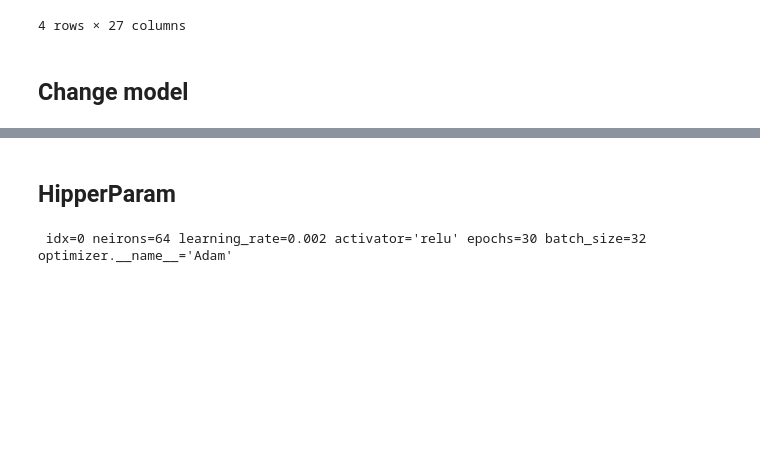
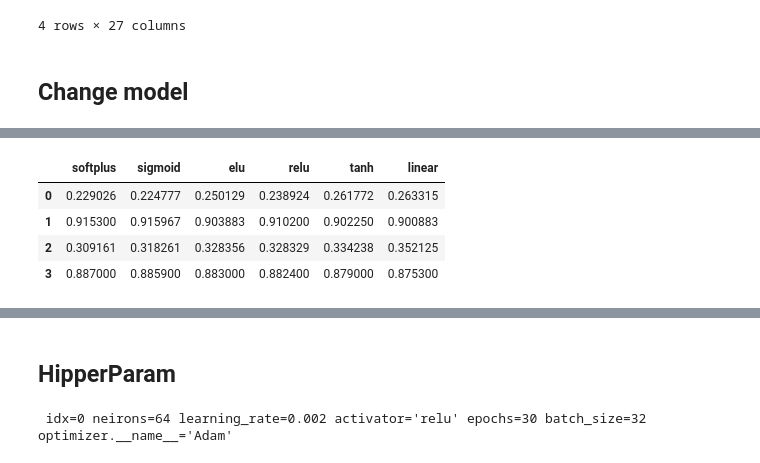
Before and after one commit to tarsweb-Python-GOIT/DS-HW, a Jupyter notebook: HW-09.ipynb, the cells around one changed output, grey strips where cells are left out. Drawn from its saved outputs; the diff is of its cells as text; code cells hidden in the pictures; blank space fills up the shorter version.

```diff
--- a/HW-09.ipynb
+++ b/HW-09.ipynb
@@ -294,0 +295,3 @@ plot_history(history, "Change model")
+# %%
+train_loss, train_acc = model.evaluate(x_train, y_train)
+test_loss, test_acc = model.evaluate(x_test, y_test,)
@@ -294,0 +363,8 @@ plot_history(history, "Change model")
+# %%
+pd.DataFrame({k: v for k, v in sorted(result_collect.items(), key=lambda item: item[1][3], reverse = True)})
+# %% [output]
+|  | softplus | sigmoid | elu | relu | tanh | linear |
+| 0 | 0.229026 | 0.224777 | 0.250129 | 0.238924 | 0.261772 | 0.263315 |
+| 1 | 0.915300 | 0.915967 | 0.903883 | 0.910200 | 0.902250 | 0.900883 |
+| 2 | 0.309161 | 0.318261 | 0.328356 | 0.328329 | 0.334238 | 0.352125 |
+| 3 | 0.887000 | 0.885900 | 0.883000 | 0.882400 | 0.879000 | 0.875300 |
```
Also changed, not shown: parts of 12 cells of this notebook.
